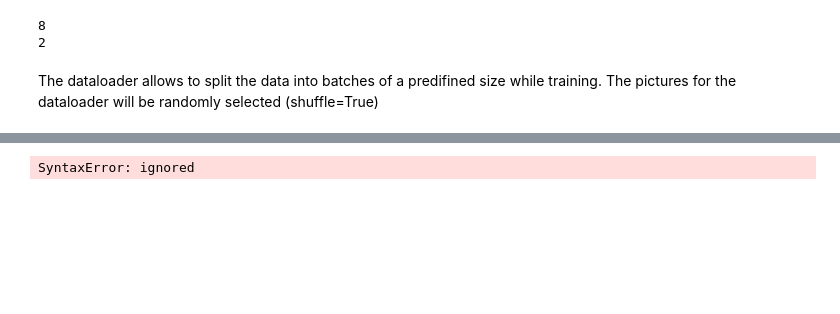
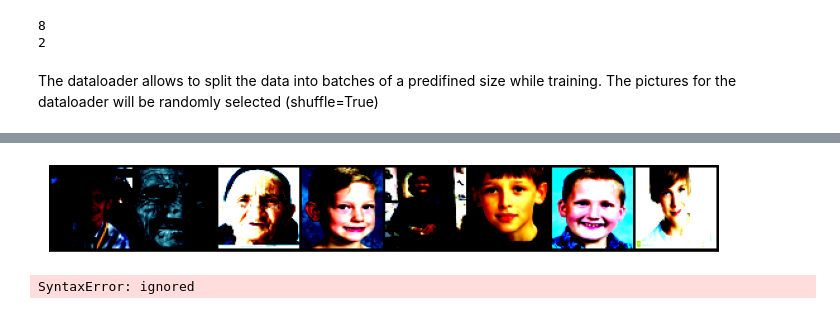
Before and after one commit to variableVG/CV_project, a Jupyter notebook: Data Augmentation.ipynb, the cells around one changed output, grey strips where cells are left out. Cells and saved outputs as stored; diff of their text form; code cells hidden in the pictures; blank space fills up the shorter version.

Commit message:
show batches

```diff
--- a/Data Augmentation.ipynb
+++ b/Data Augmentation.ipynb
@@ -368,7 +373,21 @@ print(len(test_ds))
 # Load the data
 from torch.utils.data import DataLoader
 batch_size=5
-train_loader = DataLoader(train_ds, batch_size, shuffle=True)
+train_loader = DataLoader(train_ds, batch_size, shuffle=True, num_workers=4)
 test_loader = DataLoader(test_ds, batch_size)
 # %% [markdown]
 The dataloader allows to split the data into batches of a predifined size while training. The pictures for the dataloader will be randomly selected (shuffle=True)
+# %%
+# Show a batch of data:
+from torchvision.utils import make_grid
+
+def show_batch(dataloader):
+  for images, labels in dataloader:
+    fg, ax = plt.subplots(figsize=(12,6))
+    ax.set_xticks([])
+    ax.set_yticks([])
+    ax.imshow(make_grid(images, nrow=16).permute(1, 2, 0))
+    break;
+# %%
+show_batch(train_loader)
+# %% [output]
@@ -375,3 +395,4 @@ The dataloader allows to split the data into batches of a predifined size while
+[figure, added]
 # %%
 # Augmenting using np arrays:
 final_train_data = []
```
Also changed, not shown: parts of 6 cells of this notebook.
